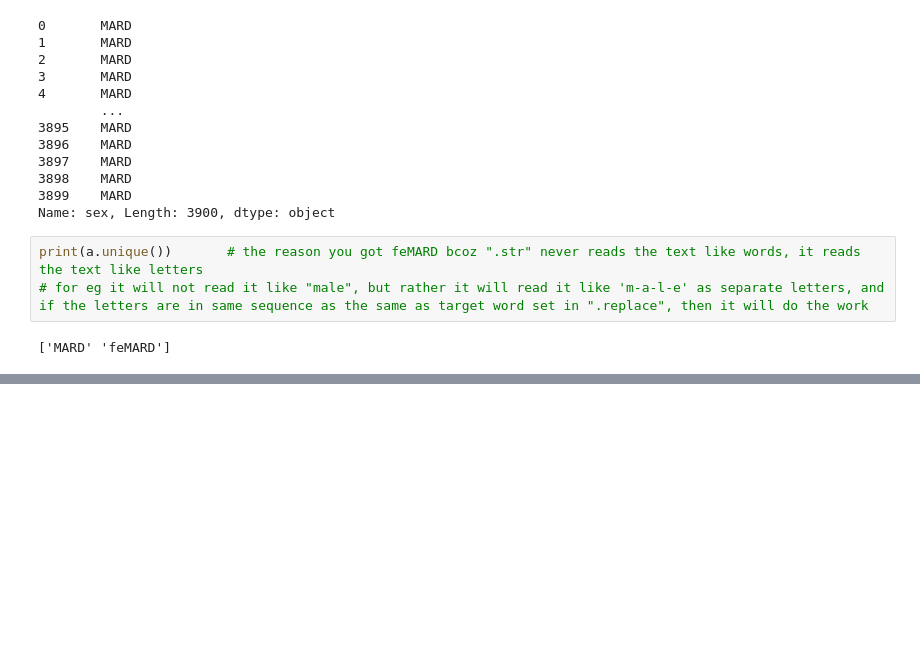
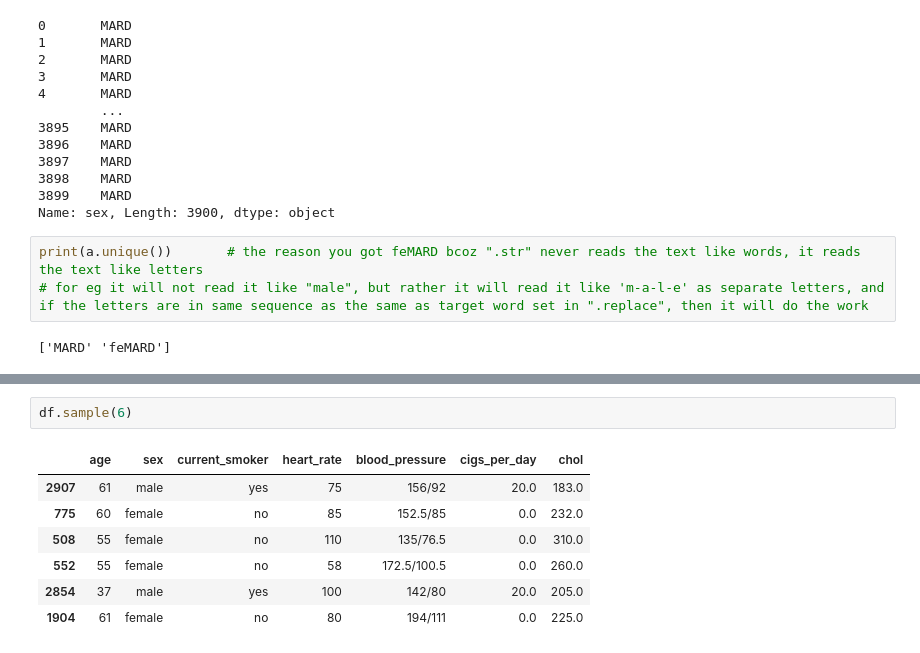
Before and after one commit to pradhans369/Python_and_Data_Science, a Jupyter notebook: 0 ML practice/18_5.ipynb, the cells around one changed output, grey strips where cells are left out. Saved outputs shown, nothing was run; the diff lists cells and outputs as text; blank space fills up the shorter version.

```diff
--- a/0 ML practice/18_5.ipynb
+++ b/0 ML practice/18_5.ipynb
@@ -181,0 +206,10 @@ Name: sex, dtype: object
+# %%
+df.sample(6)
+# %% [output]
+|  | age | sex | current_smoker | heart_rate | blood_pressure | cigs_per_day | chol |
+| 2907 | 61 | male | yes | 75 | 156/92 | 20.0 | 183.0 |
+| 775 | 60 | female | no | 85 | 152.5/85 | 0.0 | 232.0 |
+| 508 | 55 | female | no | 110 | 135/76.5 | 0.0 | 310.0 |
+| 552 | 55 | female | no | 58 | 172.5/100.5 | 0.0 | 260.0 |
+| 2854 | 37 | male | yes | 100 | 142/80 | 20.0 | 205.0 |
+| 1904 | 61 | female | no | 80 | 194/111 | 0.0 | 225.0 |
```
Also changed, not shown: parts of 26 cells of this notebook, 1 other file.
